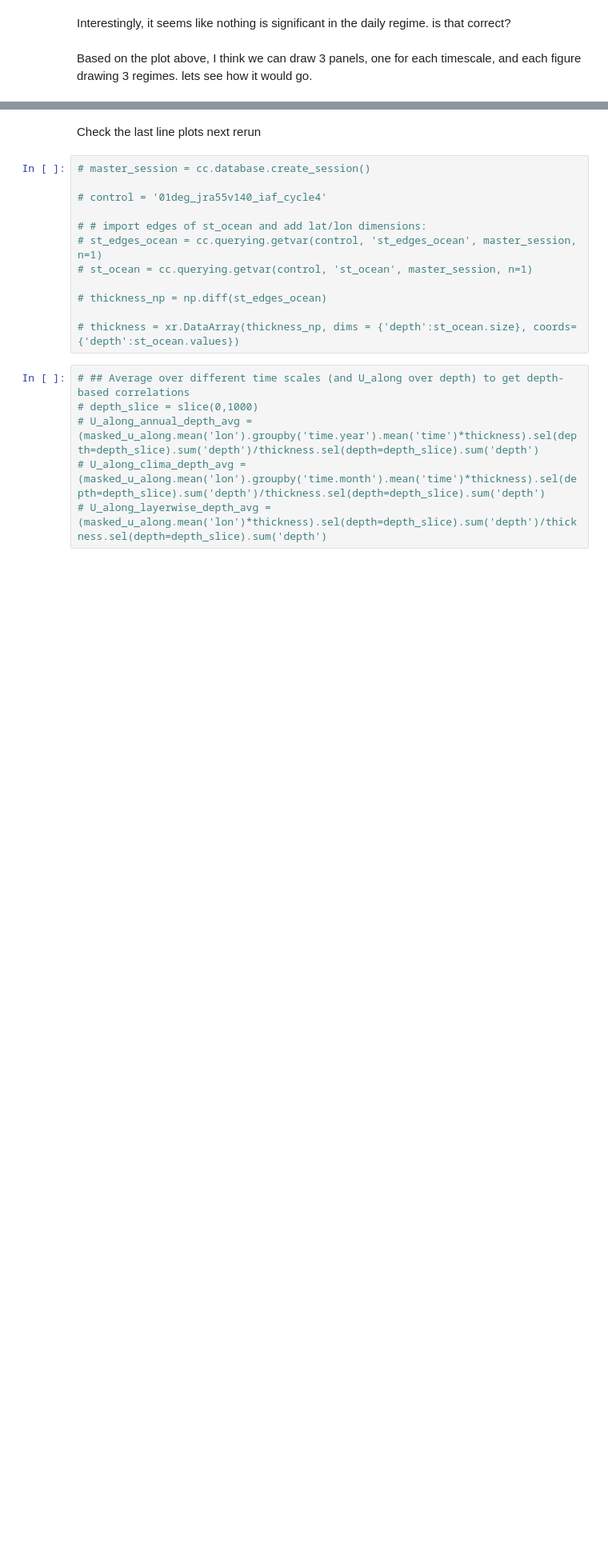
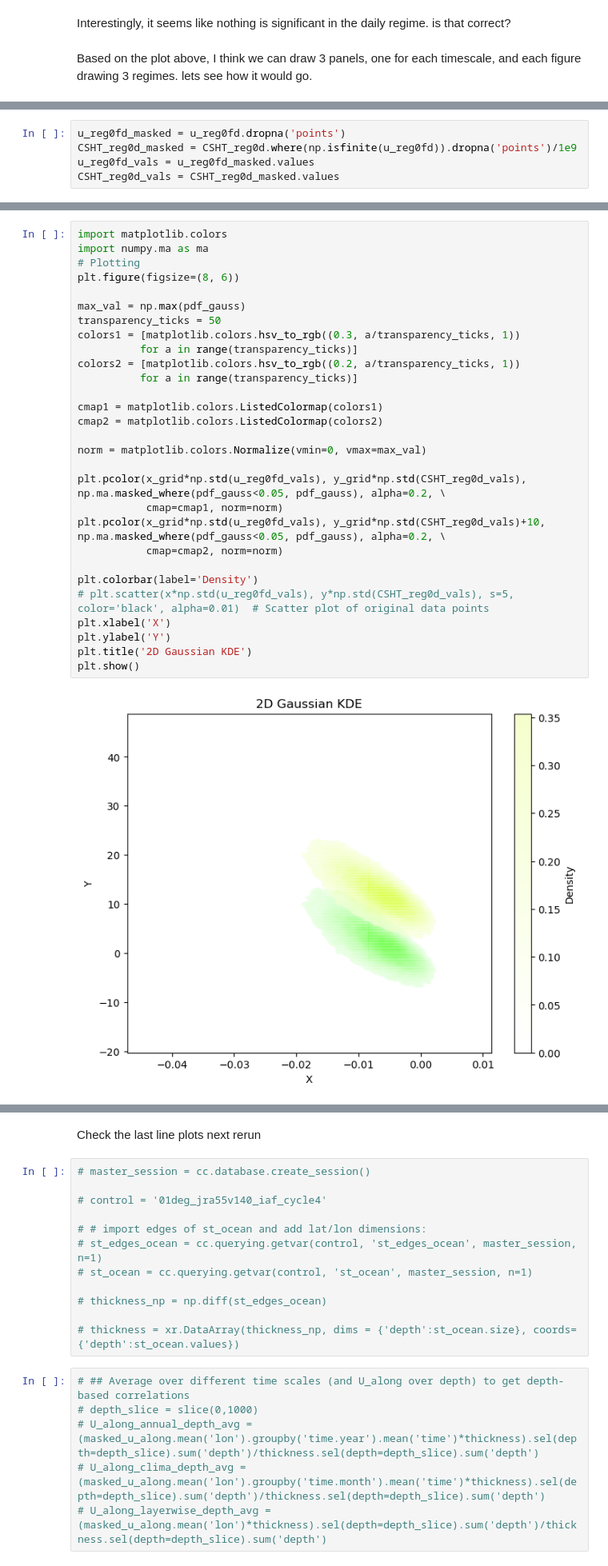
Before and after one commit to willaguiar/ASC_and_heat_transport, a Jupyter notebook: Jupyter/GMM_ASC_newfigs.ipynb, the cells around one changed output, grey strips where cells are left out. Shown at 80% size. Saved outputs shown, nothing was run; the diff lists cells and outputs as text; blank space fills up the shorter version.

```diff
--- a/Jupyter/GMM_ASC_newfigs.ipynb
+++ b/Jupyter/GMM_ASC_newfigs.ipynb
@@ -1838,0 +1510,5 @@ plt.savefig('/g/data/x77/wf4500/ASC_project/analysis_figs/UvsCSHT_simplifiedscat
+# %%
+u_reg0fd_masked = u_reg0fd.dropna('points')
+CSHT_reg0d_masked = CSHT_reg0d.where(np.isfinite(u_reg0fd)).dropna('points')/1e9
+u_reg0fd_vals = u_reg0fd_masked.values
+CSHT_reg0d_vals = CSHT_reg0d_masked.values
@@ -1838,0 +1583,31 @@ plt.savefig('/g/data/x77/wf4500/ASC_project/analysis_figs/UvsCSHT_simplifiedscat
+# %%
+import matplotlib.colors
+import numpy.ma as ma
+# Plotting
+plt.figure(figsize=(8, 6))
+
+max_val = np.max(pdf_gauss)
+transparency_ticks = 50
+colors1 = [matplotlib.colors.hsv_to_rgb((0.3, a/transparency_ticks, 1))
+          for a in range(transparency_ticks)]
+colors2 = [matplotlib.colors.hsv_to_rgb((0.2, a/transparency_ticks, 1))
+          for a in range(transparency_ticks)]
+
+cmap1 = matplotlib.colors.ListedColormap(colors1)
+cmap2 = matplotlib.colors.ListedColormap(colors2)
+
+norm = matplotlib.colors.Normalize(vmin=0, vmax=max_val)
+
+plt.pcolor(x_grid*np.std(u_reg0fd_vals), y_grid*np.std(CSHT_reg0d_vals), np.ma.masked_where(pdf_gauss<0.05, pdf_gauss), alpha=0.2, \
+           cmap=cmap1, norm=norm)
+plt.pcolor(x_grid*np.std(u_reg0fd_vals), y_grid*np.std(CSHT_reg0d_vals)+10, np.ma.masked_where(pdf_gauss<0.05, pdf_gauss), alpha=0.2, \
+           cmap=cmap2, norm=norm)
+
+plt.colorbar(label='Density')
+# plt.scatter(x*np.std(u_reg0fd_vals), y*np.std(CSHT_reg0d_vals), s=5, color='black', alpha=0.01)  # Scatter plot of original data points
+plt.xlabel('X')
+plt.ylabel('Y')
+plt.title('2D Gaussian KDE')
+plt.show()
+# %% [output]
+[figure, added]
```
Also changed, not shown: parts of 29 cells of this notebook.
